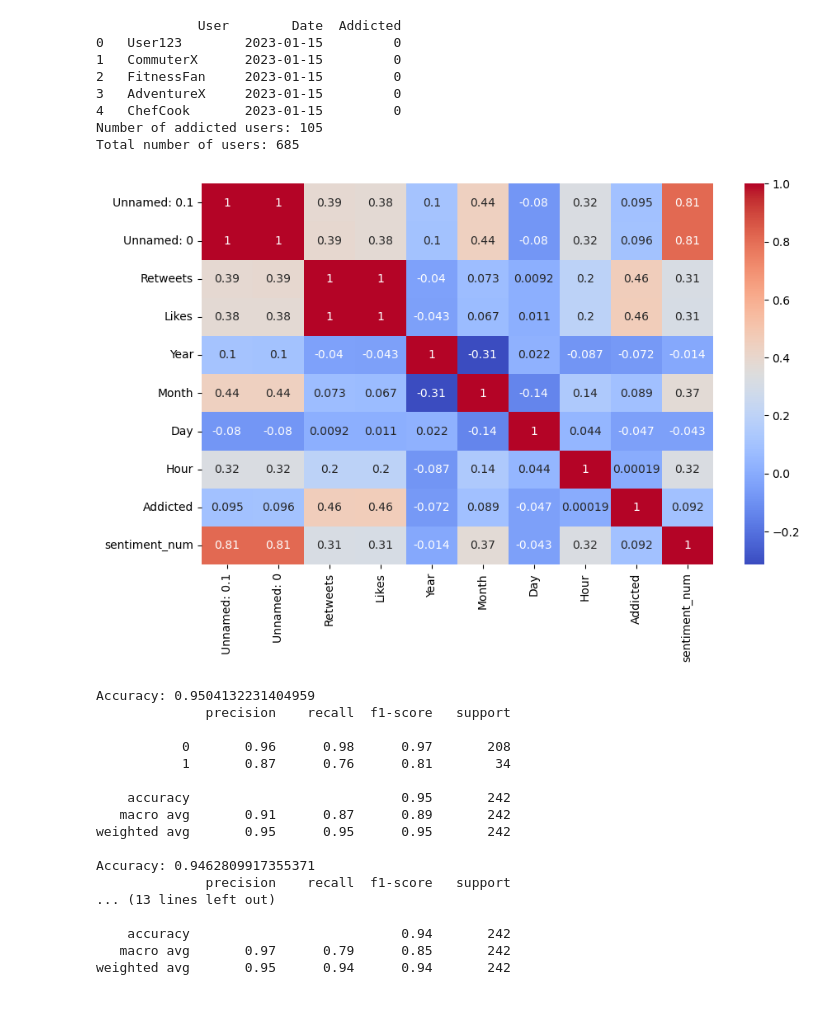
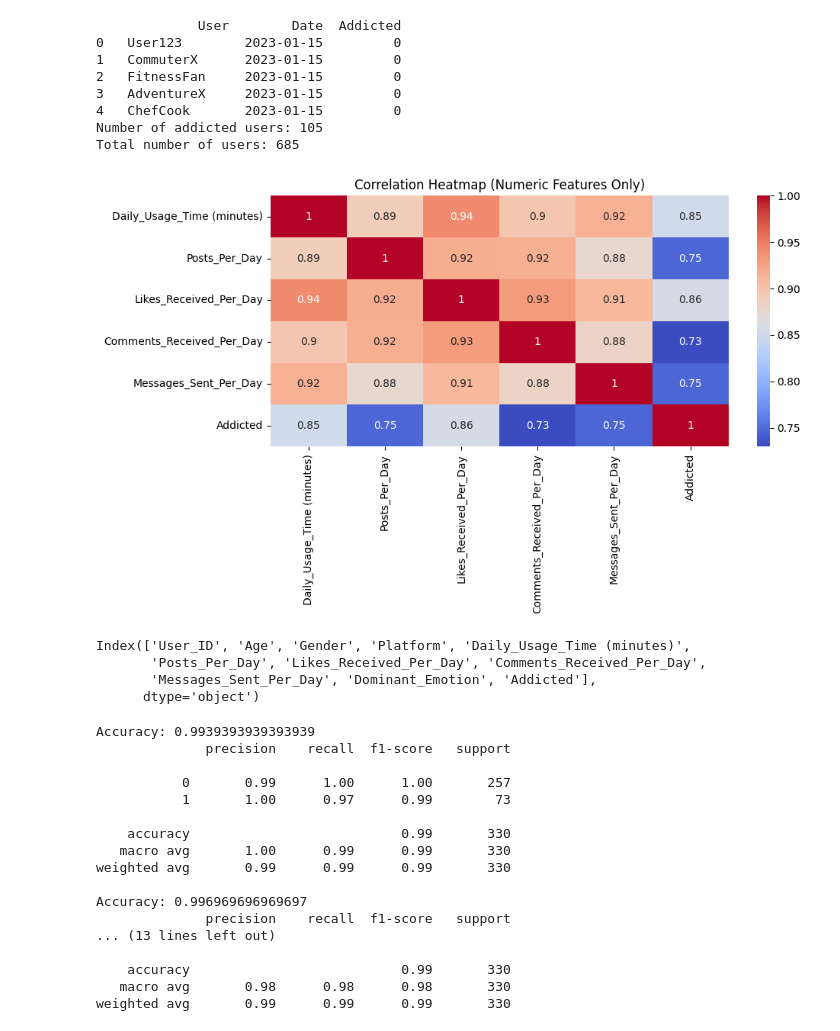
Before and after one commit to kellyegorman/csds312-project, a Jupyter notebook: eda.ipynb, the cells around one changed output. Cells and saved outputs as stored; diff of their text form; code cells hidden in the pictures.

```diff
--- a/eda.ipynb
+++ b/eda.ipynb
@@ -147,28 +228,45 @@ from sklearn.linear_model import LogisticRegression
 from sklearn.model_selection import train_test_split
 from sklearn.metrics import accuracy_score, classification_report
 # %%
-#heatmap of feature correlation
-#for Sentiment Dataset
 import seaborn as sns
 import matplotlib.pyplot as plt
 
-corr_matrix = df.corr()
+# Only select numeric columns for correlation
+numeric_df = df.select_dtypes(include='number')
+
+# Compute correlation matrix
+corr_matrix = numeric_df.corr()
+
+# Plot the heatmap
 plt.figure(figsize=(10, 6))
 sns.heatmap(corr_matrix, annot=True, cmap="coolwarm")
+plt.title("Correlation Heatmap (Numeric Features Only)")
+plt.tight_layout()
 plt.show()
 # %% [output]
-[figure, old version]
+[figure, new version]
+# %%
+print(df.columns)
+# %% [output]
+Index(['User_ID', 'Age', 'Gender', 'Platform', 'Daily_Usage_Time (minutes)',
+       'Posts_Per_Day', 'Likes_Received_Per_Day', 'Comments_Received_Per_Day',
+       'Messages_Sent_Per_Day', 'Dominant_Emotion', 'Addicted'],
+      dtype='object')
 # %%
-#Models for Sentiment Dataset
+#Models for First Dataset
 
-#Map sentiment to numerical values
-df['sentiment_num'] = pd.factorize(df['Sentiment'])[0]
+from sklearn.preprocessing import StandardScaler
+from sklearn.model_selection import train_test_split
+from sklearn.neighbors import KNeighborsClassifier
+from sklearn.ensemble import RandomForestClassifier
+from sklearn.linear_model import LogisticRegression
+from sklearn.metrics import accuracy_score, classification_report
 
 #Define variables for training and testing
+#Features based only on user behavior
 scaler = StandardScaler()
 
-#focusing on features having to do with behavior and sentiment
-X = df[["sentiment_num", 'Likes', 'Retweets']]
+X = df[["Posts_Per_Day", "Likes_Received_Per_Day", "Comments_Received_Per_Day"]]
 X_scaled = scaler.fit_transform(X)
 y = df["Addicted"]
 X_train, X_test, y_train, y_test = train_test_split(X_scaled, y, test_size = 0.33, random_state = 42)
@@ -199,20 +297,20 @@ y_pred = model.predict(X_test)
 print("Logistic Regression Accuracy:", accuracy_score(y_test, y_pred))
 print(classification_report(y_test, y_pred))
 # %% [output]
-Accuracy: 0.9504132231404959
+Accuracy: 0.9939393939393939
               precision    recall  f1-score   support
 
-           0       0.96      0.98      0.97       208
-           1       0.87      0.76      0.81        34
+           0       0.99      1.00      1.00       257
+           1       1.00      0.97      0.99        73
 
-    accuracy                           0.95       242
-   macro avg       0.91      0.87      0.89       242
-weighted avg       0.95      0.95      0.95       242
+    accuracy                           0.99       330
+   macro avg       1.00      0.99      0.99       330
+weighted avg       0.99      0.99      0.99       330
 
-Accuracy: 0.9462809917355371
+Accuracy: 0.996969696969697
               precision    recall  f1-score   support
 ... (13 lines left out)
 
-    accuracy                           0.94       242
-   macro avg       0.97      0.79      0.85       242
-weighted avg       0.95      0.94      0.94       242
+    accuracy                           0.99       330
+   macro avg       0.98      0.98      0.98       330
+weighted avg       0.99      0.99      0.99       330
```
Also changed, not shown: parts of 6 cells of this notebook, 2 other files.
